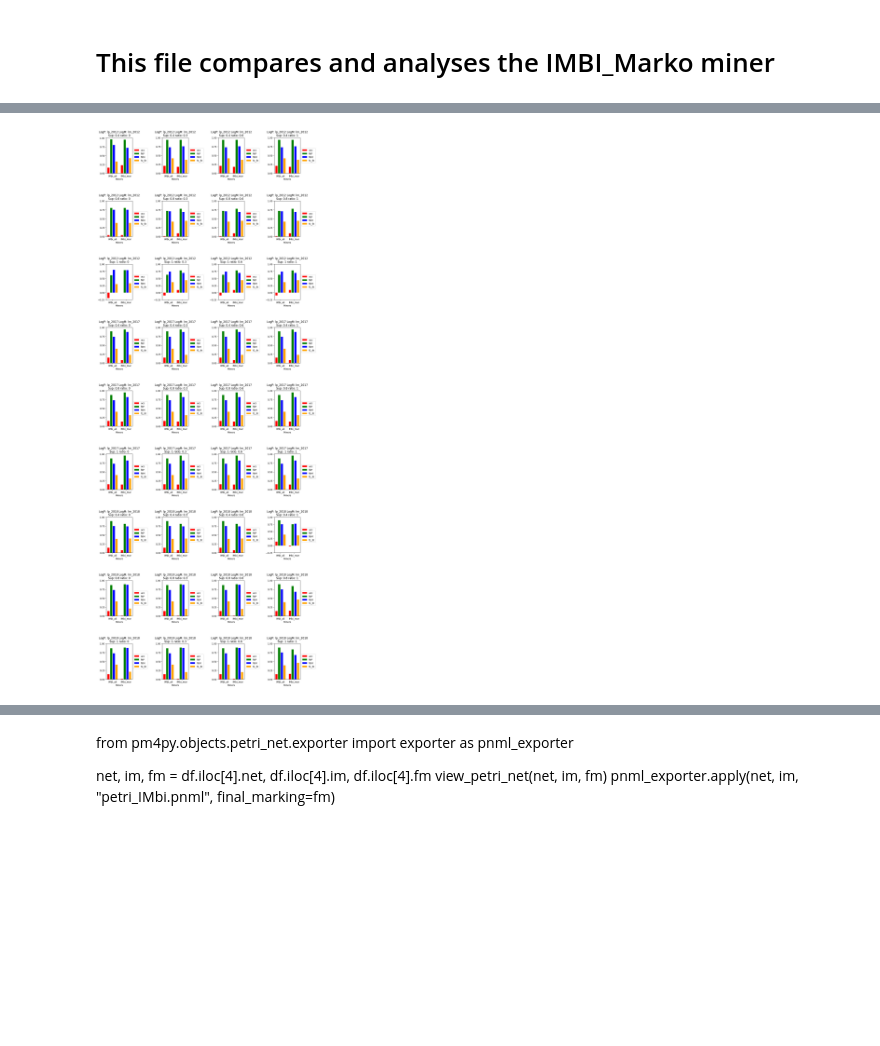
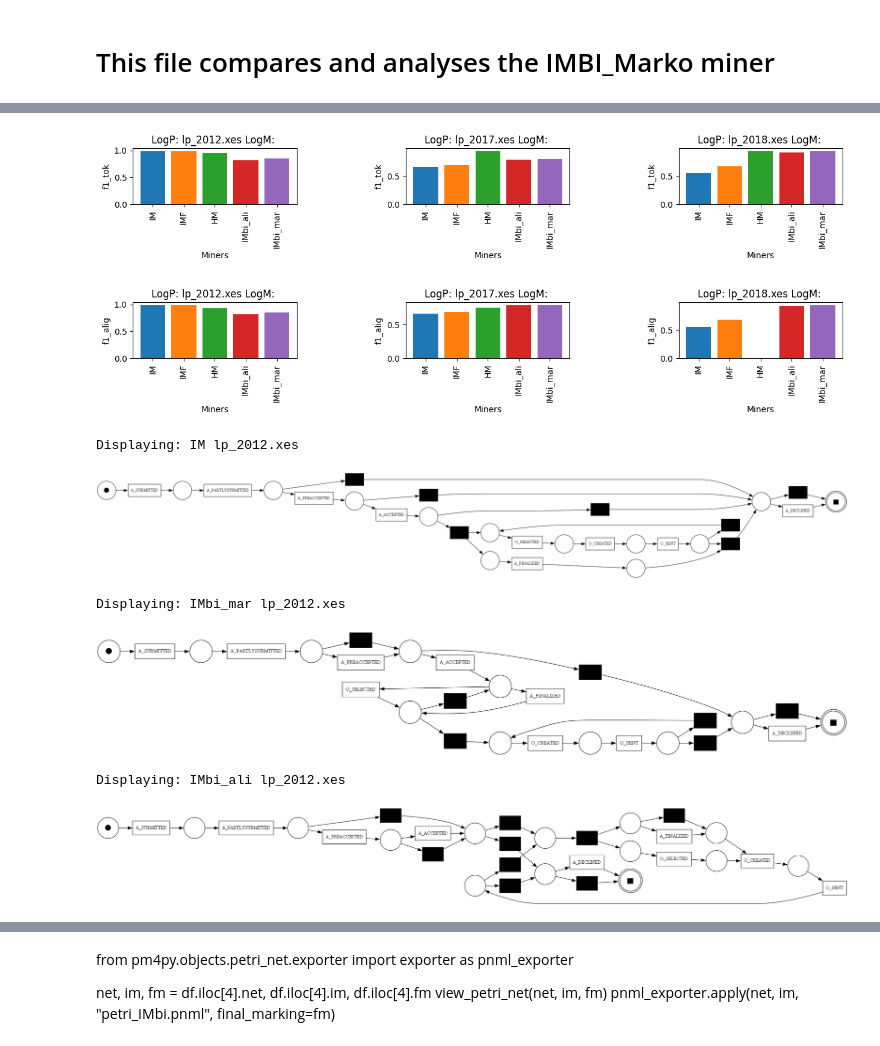
Before and after one commit to GoldschmidtMarko/IMBI_Master, a Jupyter notebook: analysing/comparison.ipynb, the cells around one changed output, grey strips where cells are left out. Cells and saved outputs as stored; diff of their text form; code cells hidden in the pictures; blank space fills up the shorter version.

```diff
--- a/analysing/comparison.ipynb
+++ b/analysing/comparison.ipynb
@@ -259,19 +274,24 @@ Running IMbi_mar
 # %%
-totalRuns = len(lpPaths) * 4 * 3
-cur = 1
-runs = 0
-improving_runs = 0
+if runSingleLog == False:
+  cur = 1
+  runs = 0
+  improving_runs = 0
 
-for i in range(0,len(lpPaths)):
-  for ratio in [0, 0.3, 0.6, 1]:
-    for sup in [1, 0.8, 0.4]:
-      display("Running: " + lpPaths[i][0] + " " + str(cur) + "/" + str(totalRuns))
-      display("i: " + str(i) + " ratio: " + str(ratio) + " sup: " + str(sup))
-      display("Stats: " + str(improving_runs) + "/" + str(runs))
-      df, marImproved = applyMinerToLog(df, lpPaths[i][1], lmPaths[i][1], lpPaths[i][0],lmPaths[i][0], 0.2, 0.99, sup, ratio)
-      if marImproved:
-        improving_runs += 1
-      runs += 1
-      cur += 1
+  ratios = [1,0.8]
+  sups = [0.2]
+
+  totalRuns = len(lpPaths) * len(ratios) * len(sups)
+
+  for i in range(0,len(lpPaths)):
+    for ratio in ratios:
+      for sup in sups:
+        display("Running: " + lpPaths[i][0] + " " + str(cur) + "/" + str(totalRuns))
+        display("i: " + str(i) + " ratio: " + str(ratio) + " sup: " + str(sup))
+        display("Stats: " + str(improving_runs) + "/" + str(runs))
+        df, marImproved = applyMinerToLog(df, lpPaths[i][1], lmPaths[i][1], lpPaths[i][0],lmPaths[i][0], 0.2, 0.99, sup, ratio)
+        if marImproved:
+          improving_runs += 1
+        runs += 1
+        cur += 1
 
 # display(df)
@@ -351,5 +354 @@ def displayDoubleLog(df, saveFig = False):
-# %%
-displayDoubleLog(df)
-# %% [output]
-[figure, removed]
 # %%
@@ -390,7 +388,27 @@ def displaySingleLog(df, saveFig = False):
     plt.show()
     if saveFig:
       fig.savefig("plot_" + f1_measure + ".pdf")
+# %%
+if runSingleLog == False:
+  displayDoubleLog(df)
+else:
+  displaySingleLog(df)
+# %% [output]
+[figure, added]
+[figure, added]
 # %%
-visualize_petriNet(df, "IM", "lp_2012.xes", "lm_2012.xes")
-visualize_petriNet(df, "IMbi_mar", "lp_2012.xes", "lm_2012.xes")
-visualize_petriNet(df, "IMbi_ali", "lp_2012.xes", "lm_2012.xes")
+if runSingleLog == False:
+  visualize_petriNet(df, "IM", "lp_2012.xes", "")
+  visualize_petriNet(df, "IMbi_mar", "lp_2012", "lm_2012")
+  visualize_petriNet(df, "IMbi_ali", "lp_2012", "lm_2012")
+else:
+  visualize_petriNet(df, "IM", "lp_2012.xes", "")
+  visualize_petriNet(df, "IMbi_mar", "lp_2012.xes", "")
+  visualize_petriNet(df, "IMbi_ali", "lp_2012.xes", "")
+# %% [output]
+Displaying: IM lp_2012.xes
+[figure, added]
+Displaying: IMbi_mar lp_2012.xes
+[figure, added]
+Displaying: IMbi_ali lp_2012.xes
+[figure, added]
```
Also changed, not shown: parts of 8 cells of this notebook, 33 other files.
